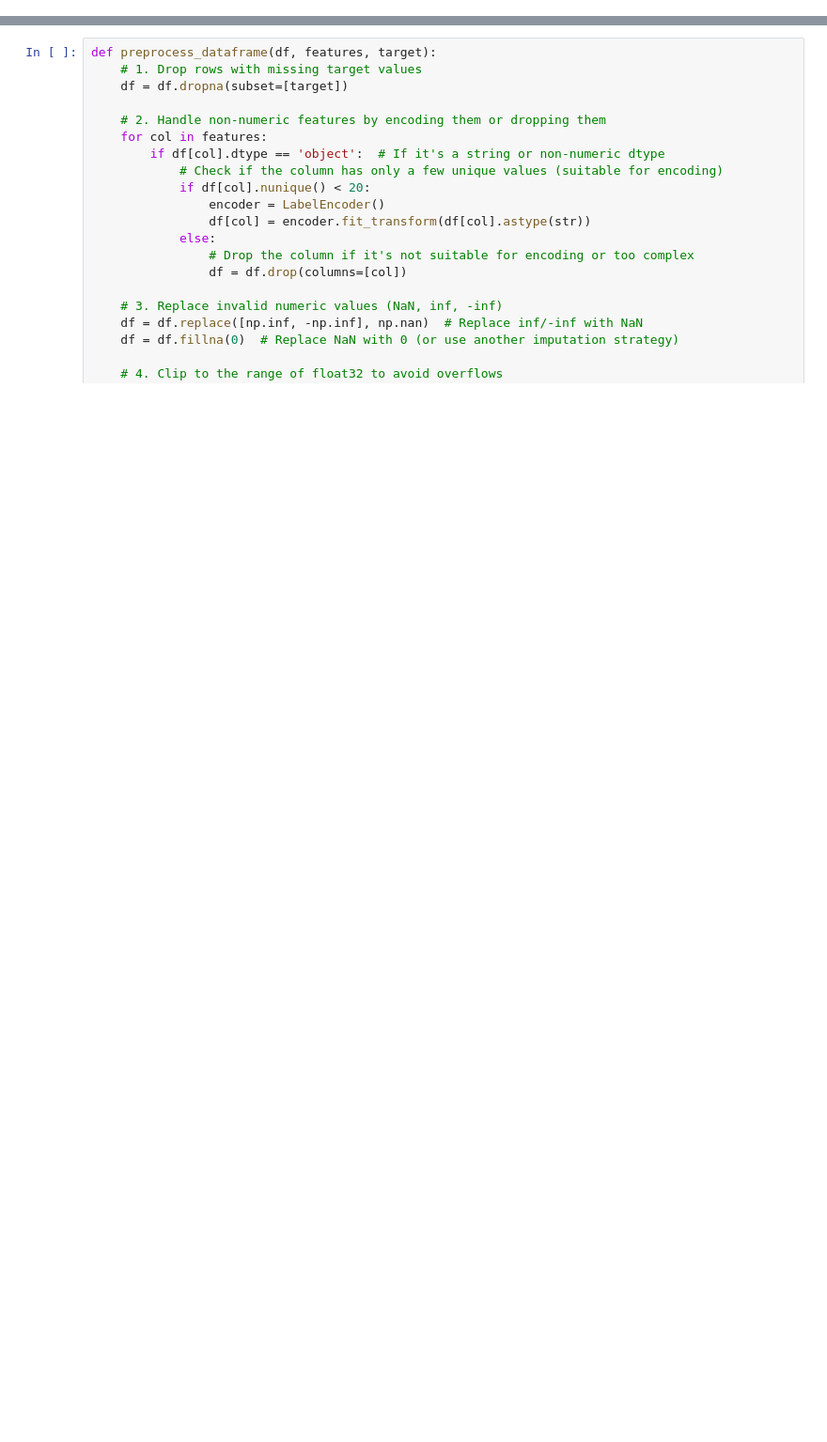
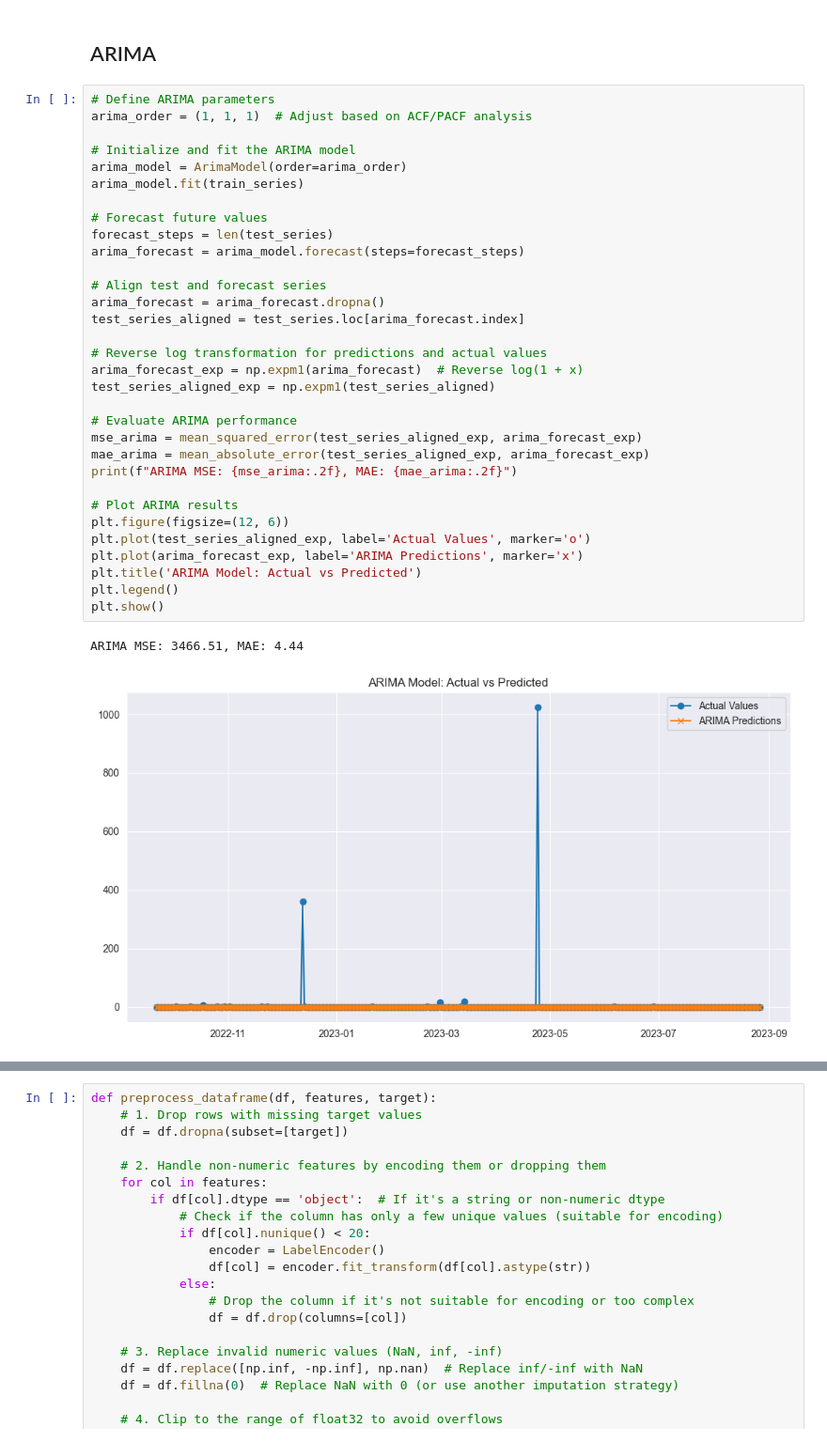
Before and after one commit to zahidesad/learning-from-data-kilowizards, a Jupyter notebook: notebooks/03_model_evaluation.ipynb, the cells around one changed output, grey strips where cells are left out. Shown at 94% size. Cells and saved outputs as stored; diff of their text form; blank space fills up the shorter version.

```diff
--- a/notebooks/03_model_evaluation.ipynb
+++ b/notebooks/03_model_evaluation.ipynb
@@ -11,0 +100,37 @@ from sklearn.preprocessing import LabelEncoder
+# %% [markdown]
+## ARIMA
+# %%
+# Define ARIMA parameters
+arima_order = (1, 1, 1)  # Adjust based on ACF/PACF analysis
+
+# Initialize and fit the ARIMA model
+arima_model = ArimaModel(order=arima_order)
+arima_model.fit(train_series)
+
+# Forecast future values
+forecast_steps = len(test_series)
+arima_forecast = arima_model.forecast(steps=forecast_steps)
+
+# Align test and forecast series
+arima_forecast = arima_forecast.dropna()
+test_series_aligned = test_series.loc[arima_forecast.index]
+
+# Reverse log transformation for predictions and actual values
+arima_forecast_exp = np.expm1(arima_forecast)  # Reverse log(1 + x)
+test_series_aligned_exp = np.expm1(test_series_aligned)
+
+# Evaluate ARIMA performance
+mse_arima = mean_squared_error(test_series_aligned_exp, arima_forecast_exp)
+mae_arima = mean_absolute_error(test_series_aligned_exp, arima_forecast_exp)
+print(f"ARIMA MSE: {mse_arima:.2f}, MAE: {mae_arima:.2f}")
+
+# Plot ARIMA results
+plt.figure(figsize=(12, 6))
+plt.plot(test_series_aligned_exp, label='Actual Values', marker='o')
+plt.plot(arima_forecast_exp, label='ARIMA Predictions', marker='x')
+plt.title('ARIMA Model: Actual vs Predicted')
+plt.legend()
+plt.show()
+# %% [output]
+ARIMA MSE: 3466.51, MAE: 4.44
+[figure, added]
```
Also changed, not shown: parts of 24 cells of this notebook, 2 other files.
